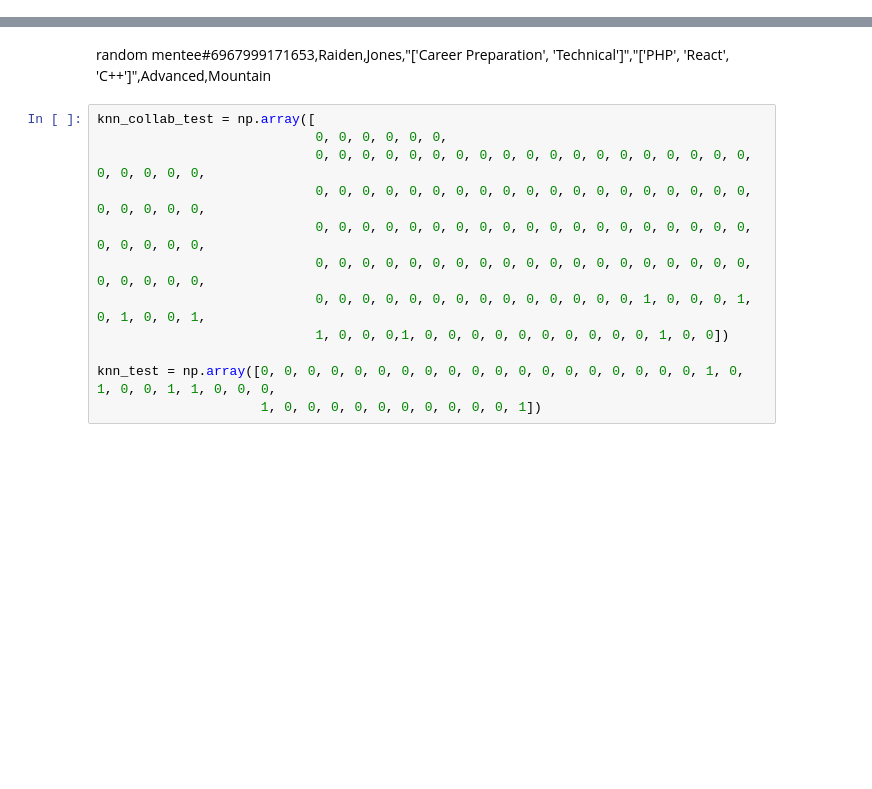
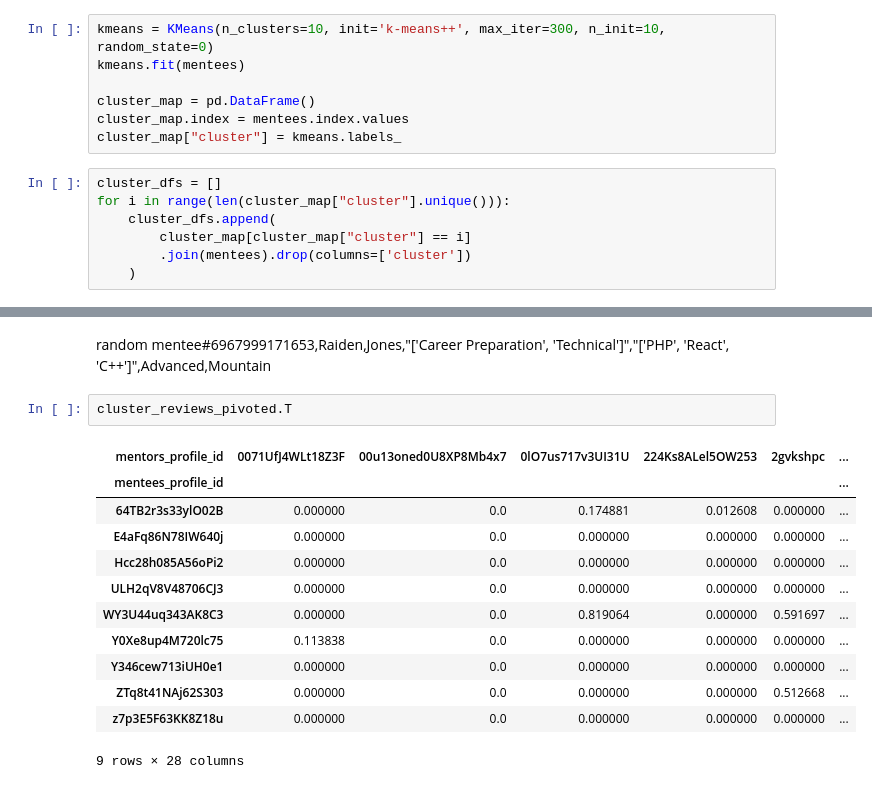
Before and after one commit to BloomTech-Labs/underdog-devs-ds-a, a Jupyter notebook: notebooks/KNN.ipynb, the cells around one changed output, grey strips where cells are left out. Drawn from its saved outputs; the diff is of its cells as text; blank space fills up the shorter version.

```diff
--- a/notebooks/KNN.ipynb
+++ b/notebooks/KNN.ipynb
@@ -128,0 +133,14 @@ combined = reviews.merge(mentors, left_index=True, right_index=True)
+# %%
+kmeans = KMeans(n_clusters=10, init='k-means++', max_iter=300, n_init=10, random_state=0)
+kmeans.fit(mentees)
+
+cluster_map = pd.DataFrame()
+cluster_map.index = mentees.index.values
+cluster_map["cluster"] = kmeans.labels_
+# %%
+cluster_dfs = []
+for i in range(len(cluster_map["cluster"].unique())):
+    cluster_dfs.append(
+        cluster_map[cluster_map["cluster"] == i]
+        .join(mentees).drop(columns=['cluster'])
+    )
@@ -143,15 +197,18 @@ knn = create_model(mentors, neighbors_number=10)
 #### Perhaps a better approach would be to filter the data further and then apply KNN based on rating so that the weights are focused more on ratings rather than looking at the distance of other features?
 # %% [markdown]
 random mentee#6967999171653,Raiden,Jones,"['Career Preparation', 'Technical']","['PHP', 'React', 'C++']",Advanced,Mountain
-# %%
-knn_collab_test = np.array([
-                            0, 0, 0, 0, 0, 0,
-                            0, 0, 0, 0, 0, 0, 0, 0, 0, 0, 0, 0, 0, 0, 0, 0, 0, 0, 0, 0, 0, 0, 0, 0,
-                            0, 0, 0, 0, 0, 0, 0, 0, 0, 0, 0, 0, 0, 0, 0, 0, 0, 0, 0, 0, 0, 0, 0, 0,
-                            0, 0, 0, 0, 0, 0, 0, 0, 0, 0, 0, 0, 0, 0, 0, 0, 0, 0, 0, 0, 0, 0, 0, 0,
-                            0, 0, 0, 0, 0, 0, 0, 0, 0, 0, 0, 0, 0, 0, 0, 0, 0, 0, 0, 0, 0, 0, 0, 0,
-                            0, 0, 0, 0, 0, 0, 0, 0, 0, 0, 0, 0, 0, 0, 1, 0, 0, 0, 1, 0, 1, 0, 0, 1,
-                            1, 0, 0, 0,1, 0, 0, 0, 0, 0, 0, 0, 0, 0, 0, 1, 0, 0])
-
-knn_test = np.array([0, 0, 0, 0, 0, 0, 0, 0, 0, 0, 0, 0, 0, 0, 0, 0, 0, 0, 0, 1, 0, 1, 0, 0, 1, 1, 0, 0, 0,
-                     1, 0, 0, 0, 0, 0, 0, 0, 0, 0, 0, 1])
+# %%
+cluster_reviews_pivoted.T
+# %% [output]
+| mentors_profile_id | 0071UfJ4WLt18Z3F | 00u13oned0U8XP8Mb4x7 | 0lO7us717v3UI31U | 224Ks8ALel5OW253 | 2gvkshpc | ... |
+| mentees_profile_id |  |  |  |  |  | ... |
+| 64TB2r3s33ylO02B | 0.000000 | 0.0 | 0.174881 | 0.012608 | 0.000000 | ... |
+| E4aFq86N78IW640j | 0.000000 | 0.0 | 0.000000 | 0.000000 | 0.000000 | ... |
+| Hcc28h085A56oPi2 | 0.000000 | 0.0 | 0.000000 | 0.000000 | 0.000000 | ... |
+| ULH2qV8V48706CJ3 | 0.000000 | 0.0 | 0.000000 | 0.000000 | 0.000000 | ... |
+| WY3U44uq343AK8C3 | 0.000000 | 0.0 | 0.819064 | 0.000000 | 0.591697 | ... |
+| Y0Xe8up4M720lc75 | 0.113838 | 0.0 | 0.000000 | 0.000000 | 0.000000 | ... |
+| Y346cew713iUH0e1 | 0.000000 | 0.0 | 0.000000 | 0.000000 | 0.000000 | ... |
+| ZTq8t41NAj62S303 | 0.000000 | 0.0 | 0.000000 | 0.000000 | 0.512668 | ... |
+| z7p3E5F63KK8Z18u | 0.000000 | 0.0 | 0.000000 | 0.000000 | 0.000000 | ... |
+9 rows × 28 columns
```
Also changed, not shown: parts of 25 cells of this notebook.
